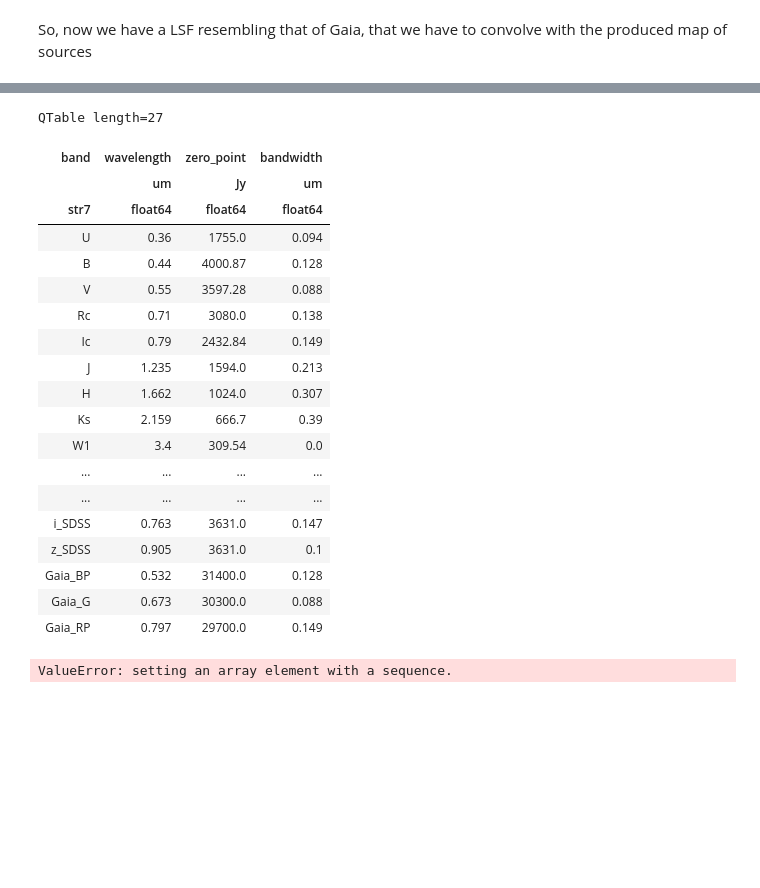
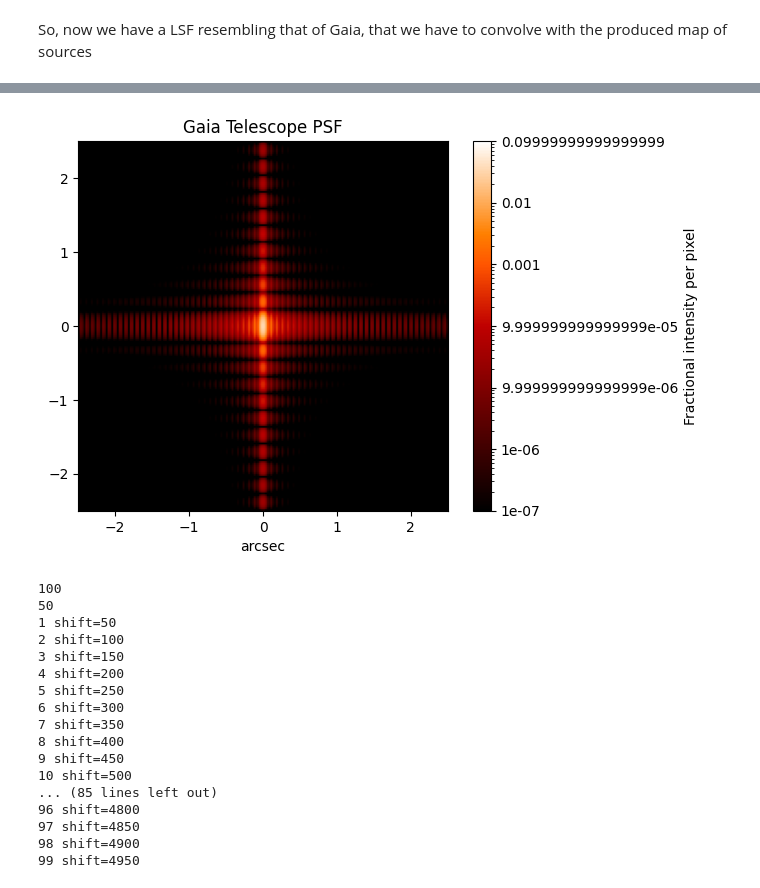
Before and after one commit to pietroferraiuolo/BINCAT, a Jupyter notebook: 01-psf-simulation.ipynb, the cells around one changed output, grey strips where cells are left out. Saved outputs shown, nothing was run; the diff lists cells and outputs as text; code cells hidden in the pictures; blank space fills up the shorter version.

```diff
--- a/01-psf-simulation.ipynb
+++ b/01-psf-simulation.ipynb
@@ -187,23 +81,0 @@ tab['bandwidth'] = tab['bandwidth'] * u.um
-# %%
-tab
-# %% [output]
-QTable length=27
-| band | wavelength | zero_point | bandwidth |
-|  | um | Jy | um |
-| str7 | float64 | float64 | float64 |
-| U | 0.36 | 1755.0 | 0.094 |
-| B | 0.44 | 4000.87 | 0.128 |
-| V | 0.55 | 3597.28 | 0.088 |
-| Rc | 0.71 | 3080.0 | 0.138 |
-| Ic | 0.79 | 2432.84 | 0.149 |
-| J | 1.235 | 1594.0 | 0.213 |
-| H | 1.662 | 1024.0 | 0.307 |
-| Ks | 2.159 | 666.7 | 0.39 |
-| W1 | 3.4 | 309.54 | 0.0 |
-| ... | ... | ... | ... |
-| ... | ... | ... | ... |
-| i_SDSS | 0.763 | 3631.0 | 0.147 |
-| z_SDSS | 0.905 | 3631.0 | 0.1 |
-| Gaia_BP | 0.532 | 31400.0 | 0.128 |
-| Gaia_G | 0.673 | 30300.0 | 0.088 |
-| Gaia_RP | 0.797 | 29700.0 | 0.149 |
@@ -212,3 +82,10 @@ tab.write('data/bands.fits', format='fits', overwrite=True)
 # %%
 from simulator import SkyMap, GaiaTelescopeV0
 from matplotlib import pyplot as plt
+import numpy as np
+sm = SkyMap(map_noise=5)
+gt = GaiaTelescopeV0()
+gt.display_psf()
+sssm = sm.create_single_star_sky_map(10, (128,128))
+# %% [output]
+[figure, added]
@@ -217,4 +92,20 @@ sm = SkyMap(map_noise=5)
-# %%
-plt.imshow(sm.create_single_star_sky_map(10, (128,128)))
-# %% [output]
-ValueError: setting an array element with a sequence.
+# %%
+map =gt.observeSkyMap(sssm)
+# %% [output]
+100
+50
+1 shift=50
+2 shift=100
+3 shift=150
+4 shift=200
+5 shift=250
+6 shift=300
+7 shift=350
+8 shift=400
+9 shift=450
+10 shift=500
+... (85 lines left out)
+96 shift=4800
+97 shift=4850
+98 shift=4900
+99 shift=4950
```
Also changed, not shown: parts of 17 cells of this notebook, 1 other file.
